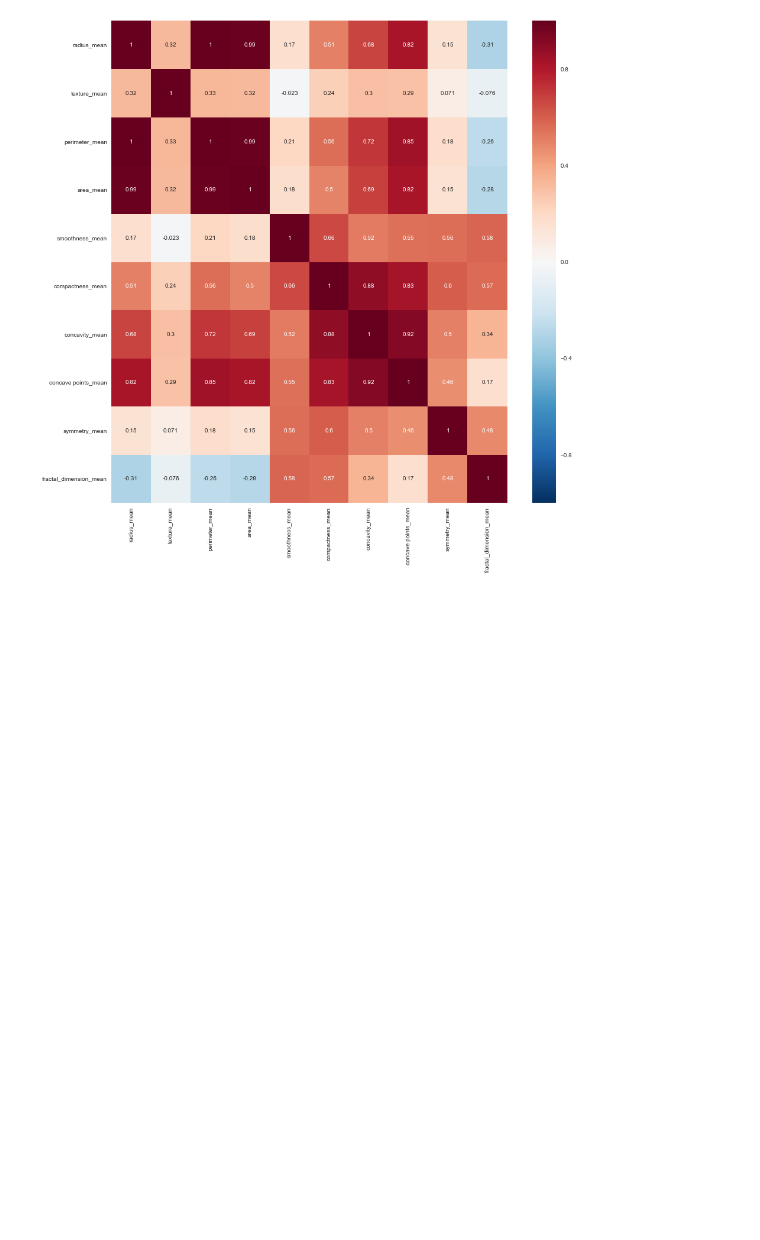
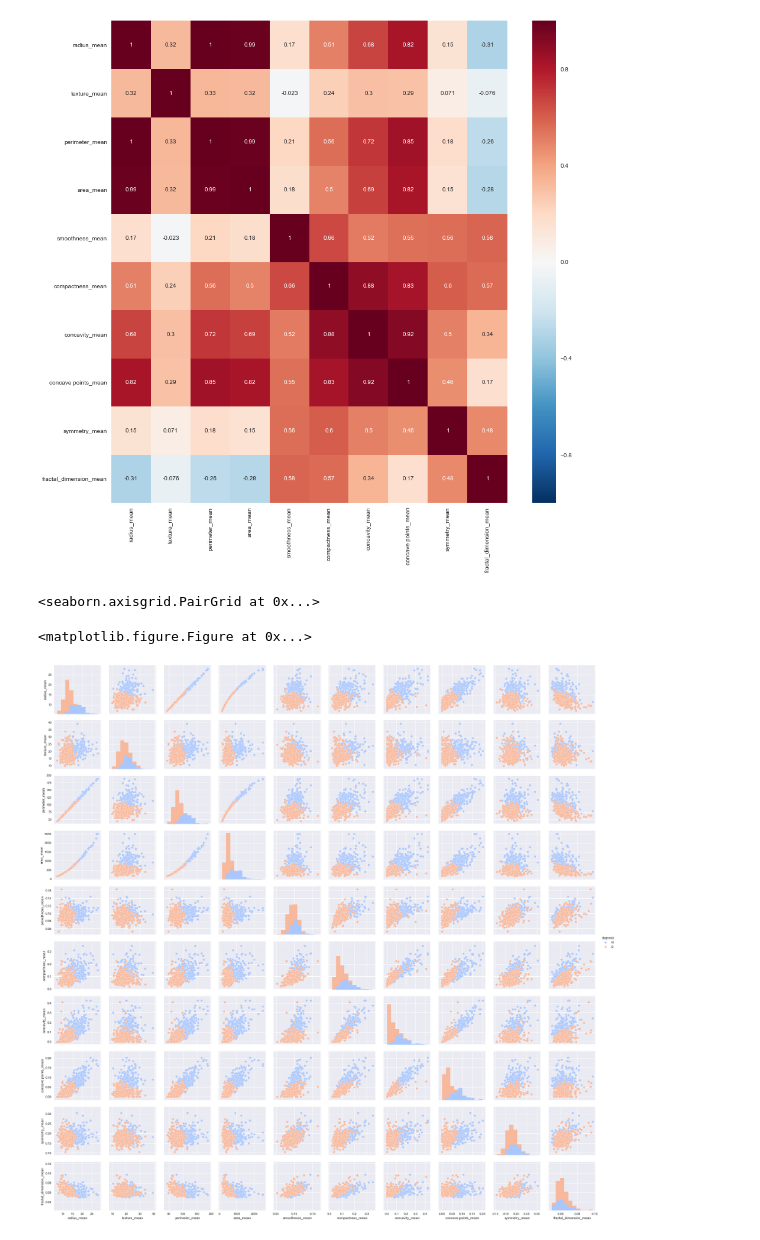
Before and after one commit to ahmadnish/FOML2017, a Jupyter notebook: neish.ipynb, the cells around one changed output. Saved outputs shown, nothing was run; the diff lists cells and outputs as text; code cells hidden in the pictures; blank space fills up the shorter version.

```diff
--- a/neish.ipynb
+++ b/neish.ipynb
@@ -6,5 +6,5 @@ from matplotlib import pyplot as plt
 import seaborn as sns
 %matplotlib inline
 # %%
-df = pd.read_csv('Wisconsin.csv')
+data = pd.read_csv('Wisconsin.csv')
 # %%
@@ -13,5 +13,5 @@ df.shape
 (569, 32)
 # %%
 # droping the id column since it's irrelevant
-df.drop('id', axis = 1, inplace = True)
+data.drop('id', axis = 1, inplace = True)
 # %%
@@ -41,6 +41,8 @@ df.head()
 assigning:
 * M as Maligant Tumor to 1
 * B as Benign Tumor to 0
+# %%
+df = data.copy()
 # %%
 df['diagnosis'] = df['diagnosis'].map({'M':1, 'B':0})
 # %% [markdown]
@@ -89,0 +103,7 @@ sns.hea
+# %%
+plt.figure(figsize=(15,15))
+sns.pairplot(pd.concat([data.diagnosis,df[feature_mean]], axis = 1), hue= 'diagnosis', palette='coolwarm')
+# %% [output]
+<seaborn.axisgrid.PairGrid at 0x...>
+<matplotlib.figure.Figure at 0x...>
+[figure, added]
```
Also changed, not shown: parts of 5 cells of this notebook.
